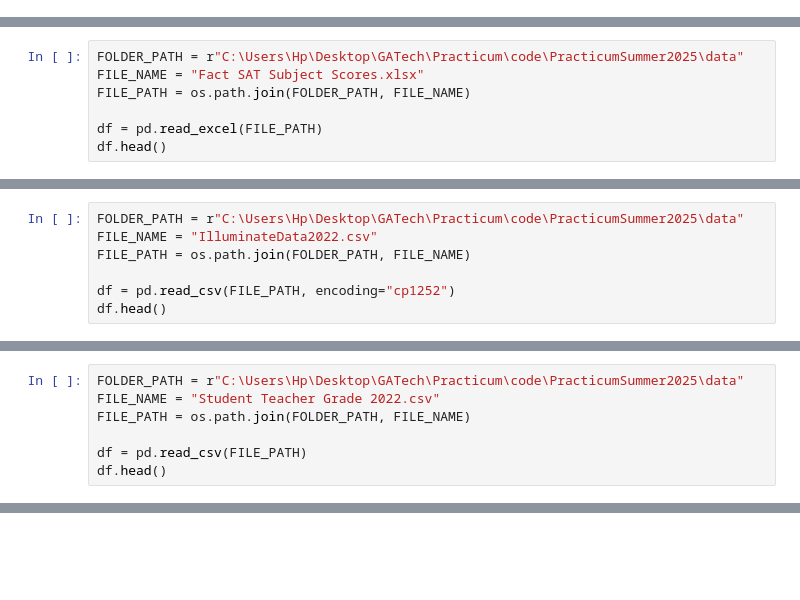
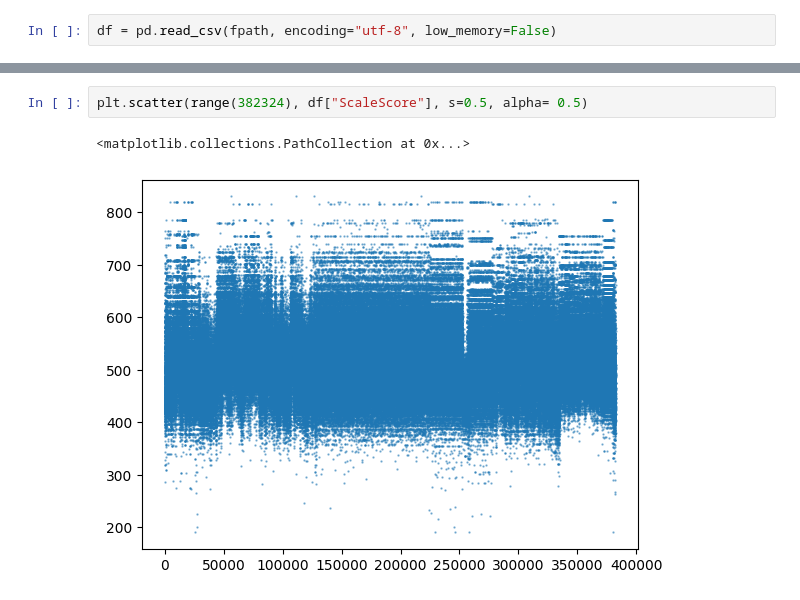
Before and after one commit to bvo0293/PracticumSummer2025, a Jupyter notebook: notebooks/EDA1.ipynb, the cells around one changed output, grey strips where cells are left out. Saved outputs shown, nothing was run; the diff lists cells and outputs as text; blank space fills up the shorter version.

```diff
--- a/notebooks/EDA1.ipynb
+++ b/notebooks/EDA1.ipynb
@@ -86,0 +17,2 @@ df[df["mask_studentpersonkey"] == 315503]
+# %%
+df = pd.read_csv(fpath, encoding="utf-8", low_memory=False)
@@ -103,7 +45,0 @@ dtype: int64
-# %%
-FOLDER_PATH = r"C:\Users\Hp\Desktop\GATech\Practicum\code\PracticumSummer2025\data"
-FILE_NAME = "Fact SAT Subject Scores.xlsx"
-FILE_PATH = os.path.join(FOLDER_PATH, FILE_NAME)
-
-df = pd.read_excel(FILE_PATH)
-df.head()
@@ -123,7 +45,0 @@ df[(df["mask_studentpersonkey"] == 315503) & (df["TestingDateId"] == 11541) ]
-# %%
-FOLDER_PATH = r"C:\Users\Hp\Desktop\GATech\Practicum\code\PracticumSummer2025\data"
-FILE_NAME = "IlluminateData2022.csv"
-FILE_PATH = os.path.join(FOLDER_PATH, FILE_NAME)
-
-df = pd.read_csv(FILE_PATH, encoding="cp1252")
-df.head()
@@ -158,7 +65,0 @@ memory usage: 877.2+ MB
-# %%
-FOLDER_PATH = r"C:\Users\Hp\Desktop\GATech\Practicum\code\PracticumSummer2025\data"
-FILE_NAME = "Student Teacher Grade 2022.csv"
-FILE_PATH = os.path.join(FOLDER_PATH, FILE_NAME)
-
-df = pd.read_csv(FILE_PATH)
-df.head()
@@ -176,0 +130,5 @@ array([0.  ,  nan, 0.5 , 1.  , 0.05, 1.5 ])
+# %%
+plt.scatter(range(382324), df["ScaleScore"], s=0.5, alpha= 0.5)
+# %% [output]
+<matplotlib.collections.PathCollection at 0x...>
+[figure, added]
```
Also changed, not shown: parts of 33 cells of this notebook, 6 other files.
